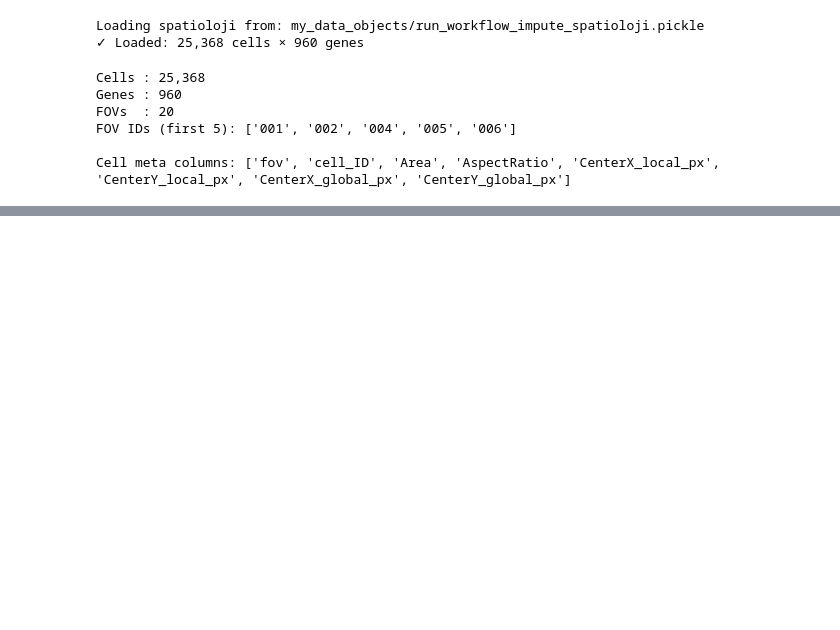
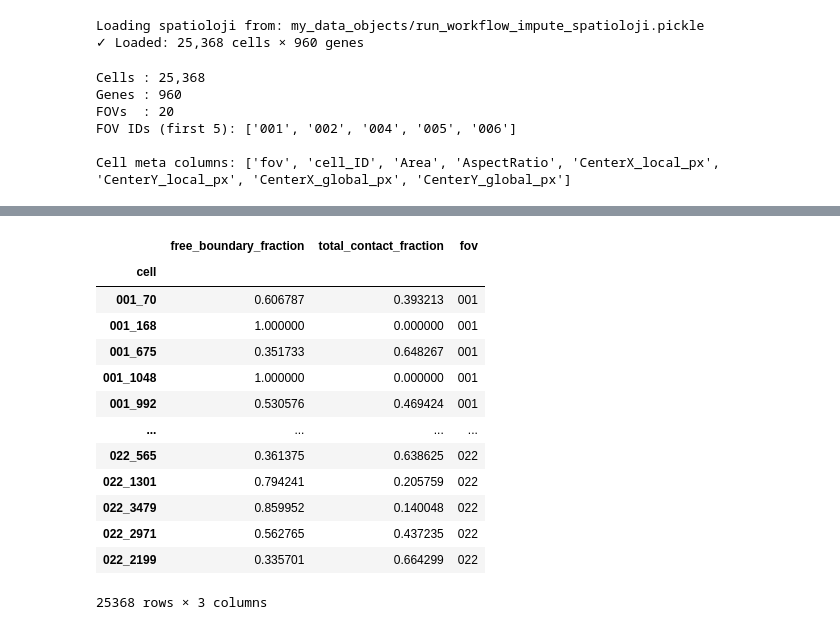
Before and after one commit to gynecoloji/spatioloji_s, a Jupyter notebook: example/spatial_analysis.ipynb, the cells around one changed output, grey strips where cells are left out. Cells and saved outputs as stored; diff of their text form; code cells hidden in the pictures; blank space fills up the shorter version.

```diff
--- a/example/spatial_analysis.ipynb
+++ b/example/spatial_analysis.ipynb
@@ -189,0 +241,17 @@ pd.DataFrame(summary).set_index('fov')
+# %%
+free_df
+# %% [output]
+|  | free_boundary_fraction | total_contact_fraction | fov |
+| cell |  |  |  |
+| 001_70 | 0.606787 | 0.393213 | 001 |
+| 001_168 | 1.000000 | 0.000000 | 001 |
+| 001_675 | 0.351733 | 0.648267 | 001 |
+| 001_1048 | 1.000000 | 0.000000 | 001 |
+| 001_992 | 0.530576 | 0.469424 | 001 |
+| ... | ... | ... | ... |
+| 022_565 | 0.361375 | 0.638625 | 022 |
+| 022_1301 | 0.794241 | 0.205759 | 022 |
+| 022_3479 | 0.859952 | 0.140048 | 022 |
+| 022_2971 | 0.562765 | 0.437235 | 022 |
+| 022_2199 | 0.335701 | 0.664299 | 022 |
+25368 rows × 3 columns
```
Also changed, not shown: parts of 28 cells of this notebook, 12 other files.
